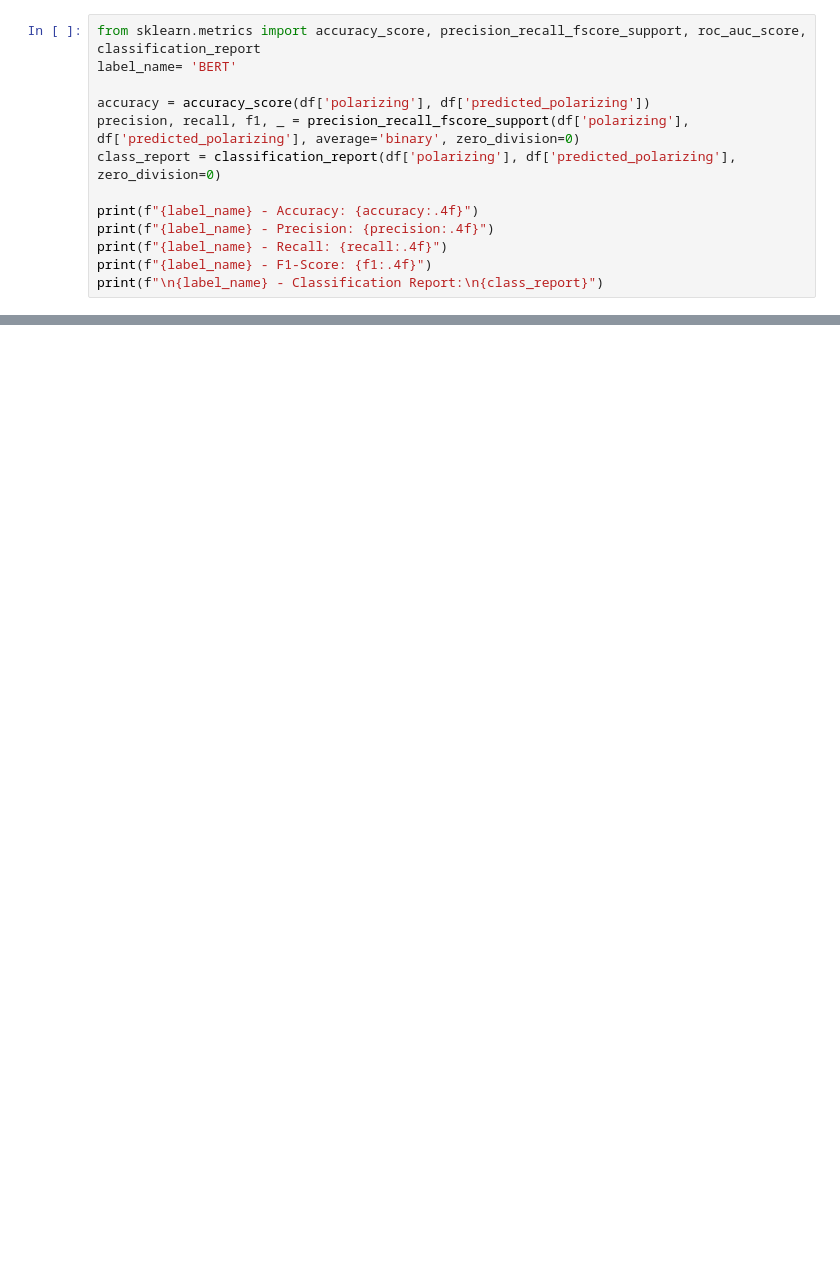
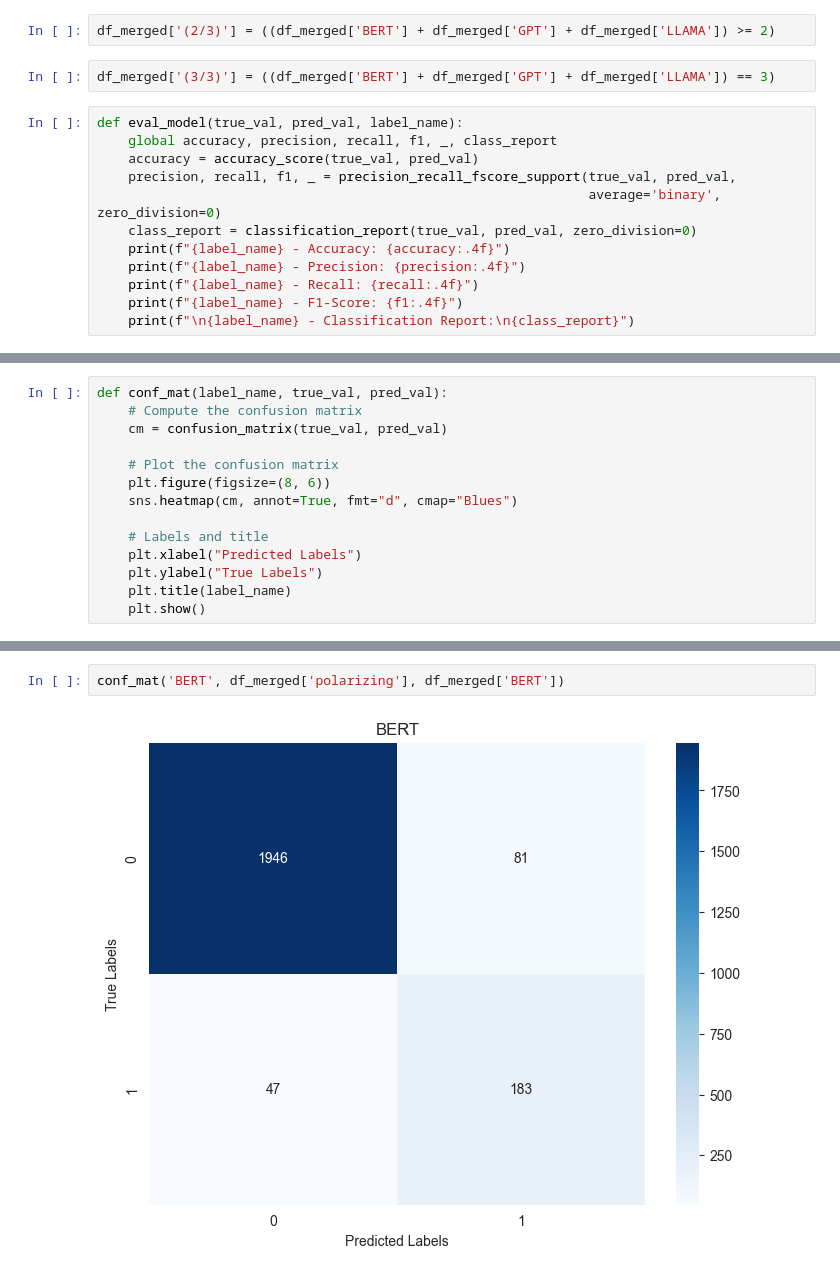
Before and after one commit to committopush/Thesis, a Jupyter notebook: model_comparison/accuracies_and_confusion_matrices.ipynb, the cells around one changed output, grey strips where cells are left out. Saved outputs shown, nothing was run; the diff lists cells and outputs as text; blank space fills up the shorter version.

Commit message:
model comparison

```diff
--- a/model_comparison/accuracies_and_confusion_matrices.ipynb
+++ b/model_comparison/accuracies_and_confusion_matrices.ipynb
@@ -51,13 +31,16 @@ Name: polarizing, Length: 2257, dtype: int64
+# %%
+df_merged['(2/3)'] = ((df_merged['BERT'] + df_merged['GPT'] + df_merged['LLAMA']) >= 2)
+# %%
+df_merged['(3/3)'] = ((df_merged['BERT'] + df_merged['GPT'] + df_merged['LLAMA']) == 3)
 # %%
-from sklearn.metrics import accuracy_score, precision_recall_fscore_support, roc_auc_score, classification_report
-label_name= 'BERT'
-
-accuracy = accuracy_score(df['polarizing'], df['predicted_polarizing'])
-precision, recall, f1, _ = precision_recall_fscore_support(df['polarizing'], df['predicted_polarizing'], average='binary', zero_division=0)
-class_report = classification_report(df['polarizing'], df['predicted_polarizing'], zero_division=0)
-
-print(f"{label_name} - Accuracy: {accuracy:.4f}")
-print(f"{label_name} - Precision: {precision:.4f}")
-print(f"{label_name} - Recall: {recall:.4f}")
-print(f"{label_name} - F1-Score: {f1:.4f}")
-print(f"\n{label_name} - Classification Report:\n{class_report}")
+def eval_model(true_val, pred_val, label_name):
+    global accuracy, precision, recall, f1, _, class_report
+    accuracy = accuracy_score(true_val, pred_val)
+    precision, recall, f1, _ = precision_recall_fscore_support(true_val, pred_val,
+                                                               average='binary', zero_division=0)
+    class_report = classification_report(true_val, pred_val, zero_division=0)
+    print(f"{label_name} - Accuracy: {accuracy:.4f}")
+    print(f"{label_name} - Precision: {precision:.4f}")
+    print(f"{label_name} - Recall: {recall:.4f}")
+    print(f"{label_name} - F1-Score: {f1:.4f}")
+    print(f"\n{label_name} - Classification Report:\n{class_report}")
@@ -81 +47,15 @@ df_t = pd.read_csv('validation_llama.csv')
+# %%
+def conf_mat(label_name, true_val, pred_val):
+    # Compute the confusion matrix
+    cm = confusion_matrix(true_val, pred_val)
+
+    # Plot the confusion matrix
+    plt.figure(figsize=(8, 6))
+    sns.heatmap(cm, annot=True, fmt="d", cmap="Blues")
+
+    # Labels and title
+    plt.xlabel("Predicted Labels")
+    plt.ylabel("True Labels")
+    plt.title(label_name)
+    plt.show()
 # %%
@@ -114,0 +146,4 @@ df_t2.drop(columns=['Unnamed: 0', 'Unnamed: 0.1'], inplace=True)
+# %%
+conf_mat('BERT', df_merged['polarizing'], df_merged['BERT'])
+# %% [output]
+[figure, added]
```
Also changed, not shown: parts of 25 cells of this notebook.
